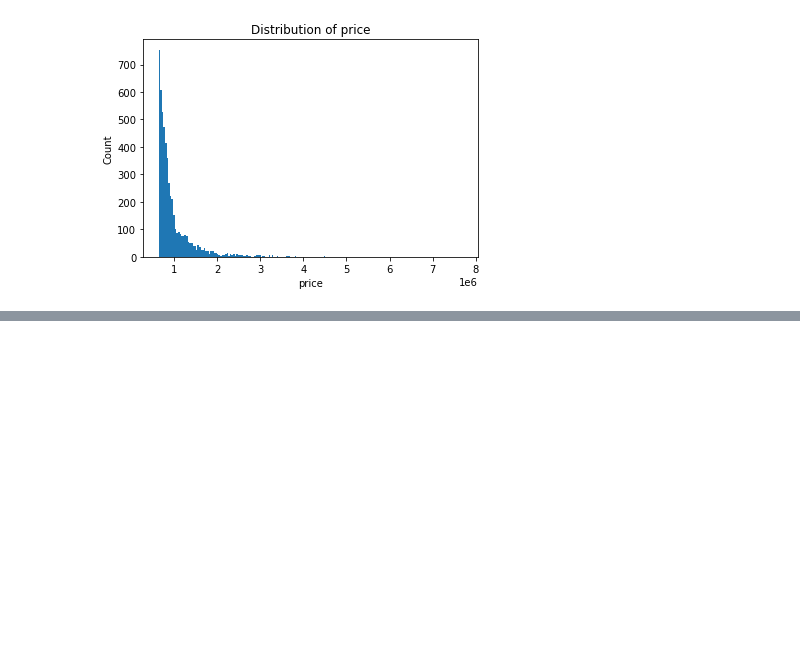
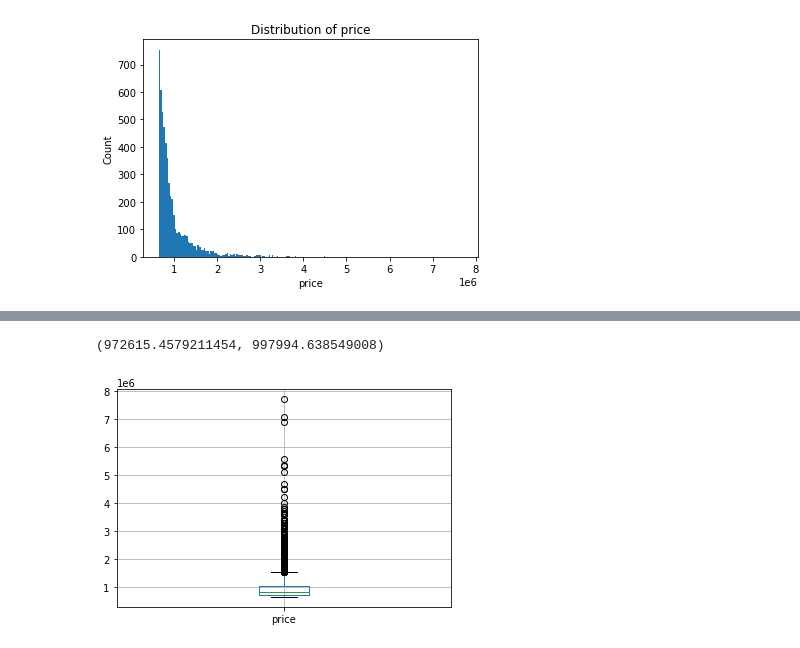
Before and after one commit to henryshin15/king_county_real_estate, a Jupyter notebook: Data_Filtering_Notebook.ipynb, the cells around one changed output, grey strips where cells are left out. Drawn from its saved outputs; the diff is of its cells as text; code cells hidden in the pictures; blank space fills up the shorter version.

```diff
--- a/Data_Filtering_Notebook.ipynb
+++ b/Data_Filtering_Notebook.ipynb
@@ -44,8 +45,8 @@ ax.set_title("Distribution of price");
 # %% [output]
 [figure]
 # %%
-luxury_homes_overQ3 = df.loc[df['price'] >= 645000] #Using the Q3 statistic (645,000)
-luxury_homes_overQ3 #When I used an arbitrary price 1,000,000, not enough data samples, only 1490 total houses. Jelly requires 5,000 samples.
+luxury_homes = df.loc[df['price'] >= 645000] #Using the Q3 statistic (645,000)
+luxury_homes #When I used an arbitrary price 1,000,000, not enough data samples, only 1490 total houses. Jelly requires 5,000 samples.
 # %% [output]
 |  | id | date | price | bedrooms | bathrooms | sqft_living | sqft_lot | floors | waterfront | view | ... |
 | 5 | 7237550310 | 5/12/2014 | 1230000.00000 | 4 | 4.50000 | 5420 | 101930 | 1.00000 | NO | NONE | ... |
@@ -88,0 +151,9 @@ ax.set_title("Distribution of price");
+# %%
+data = luxury_homes['price']
+stats.norm.interval(alpha=0.95, loc=np.mean(data), scale=stats.sem(data))
+# %% [output]
+(972615.4579211454, 997994.638549008)
+# %%
+boxplot_price = luxury_homes.boxplot(column = "price")
+# %% [output]
+[figure, added]
```
Also changed, not shown: parts of 15 cells of this notebook.
